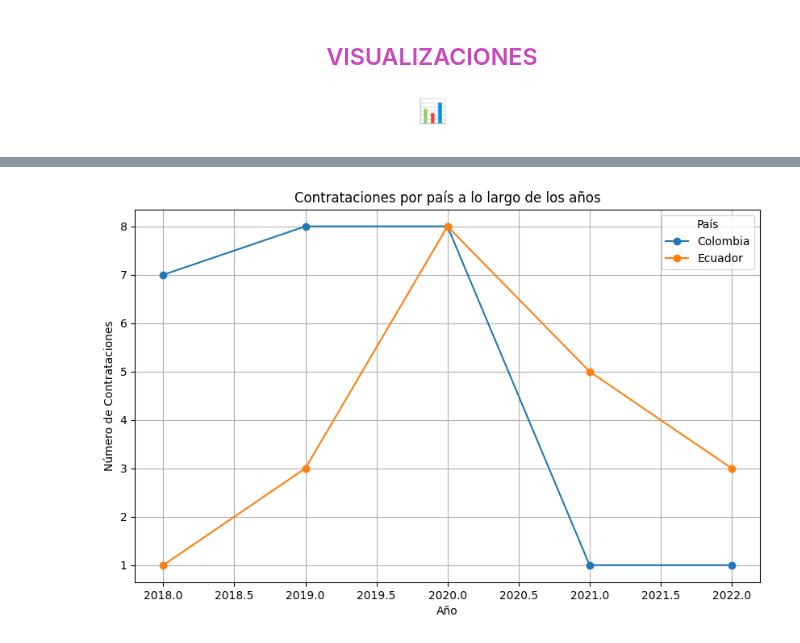
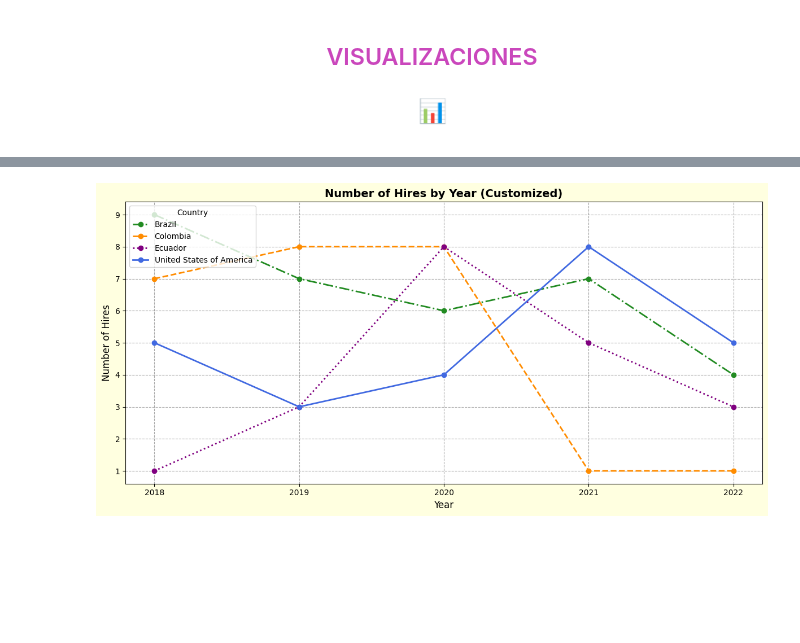
Before and after one commit to anacriquintero/WORKSHOP1, a Jupyter notebook: Notebooks/EDA.ipynb, the cells around one changed output, grey strips where cells are left out. Cells and saved outputs as stored; diff of their text form; code cells hidden in the pictures; blank space fills up the shorter version.

```diff
--- a/Notebooks/EDA.ipynb
+++ b/Notebooks/EDA.ipynb
@@ -244,26 +257,36 @@ plt.show()
-# %%
-### Contrataciones por país a lo largo de los años (solo EE. UU., Brasil, Colombia y Ecuador) (gráfico de varias líneas)
-import matplotlib.pyplot as plt
-import pandas as pd
-
-# Suponiendo que 'Country' y 'Year' están en tu dataframe y que 'Hired' es la columna creada
-# Filtramos los países de interés
-filtered_hired_table = hired_table[hired_table['Country'].isin(['EE. UU.', 'Brasil', 'Colombia', 'Ecuador'])]
-
-# Agrupamos por país y año, y sumamos las contrataciones
-hired_by_year_country = filtered_hired_table.groupby(['Country', 'Year'])['Hired'].sum().unstack()
-
-# Visualizamos
-plt.figure(figsize=(10, 6))
-
-for country in hired_by_year_country.index:
-    plt.plot(hired_by_year_country.columns, hired_by_year_country.loc[country], marker='o', label=country)
-
-plt.title('Contrataciones por país a lo largo de los años')
-plt.xlabel('Año')
-plt.ylabel('Número de Contrataciones')
-plt.legend(title="País")
-plt.grid(True)
-plt.show()
-# %% [output]
-[figure, removed]
+# %%
+import matplotlib.pyplot as plt
+import pandas as pd
+
+# Filtrar los países de interés
+countries_of_interest = ['United States of America', 'Brazil', 'Colombia', 'Ecuador']
+hired_by_country = hired_table[hired_table['Country'].isin(countries_of_interest)]
+hired_by_country_h = hired_by_country[hired_by_country['Hired'] == 1]
+
+# Agrupar por año y país, y contar las contrataciones
+grouped = hired_by_country_h.groupby(['Year', 'Country']).size().reset_index(name='Count')
+
+# Crear el gráfico de líneas
+fig, ax = plt.subplots(figsize=(12, 6))
+
+# Estilos personalizados
+colors = {"United States of America": "royalblue", "Brazil": "forestgreen", "Colombia": "darkorange", "Ecuador": "purple"}
+line_styles = {"Ecuador": ":", "Brazil": "-.", "Colombia": "--", "United States of America": "-"}
+
+for country in grouped['Country'].unique():
+    country_data = grouped[grouped['Country'] == country]
+    ax.plot(country_data['Year'], country_data['Count'], label=country, color=colors[country], linestyle=line_styles.get(country, '-'), marker='o', linewidth=2)
+
+# Personalizar el gráfico
+ax.set_xlabel('Year', fontsize=12)
+ax.set_ylabel("Number of Hires", fontsize=12)
+ax.set_title('Number of Hires by Year (Customized)', fontsize=14, fontweight='bold')
+ax.legend(title="Country", loc='upper left', fontsize=10)
+ax.set_xticks(grouped['Year'].unique())
+ax.grid(True, which='both', linestyle='--', color='gray', alpha=0.7)
+fig.set_facecolor("lightyellow")
+
+plt.tight_layout()
+plt.show()
+# %% [output]
+[figure, added]
```
Also changed, not shown: parts of 4 cells of this notebook, 2 other files.
